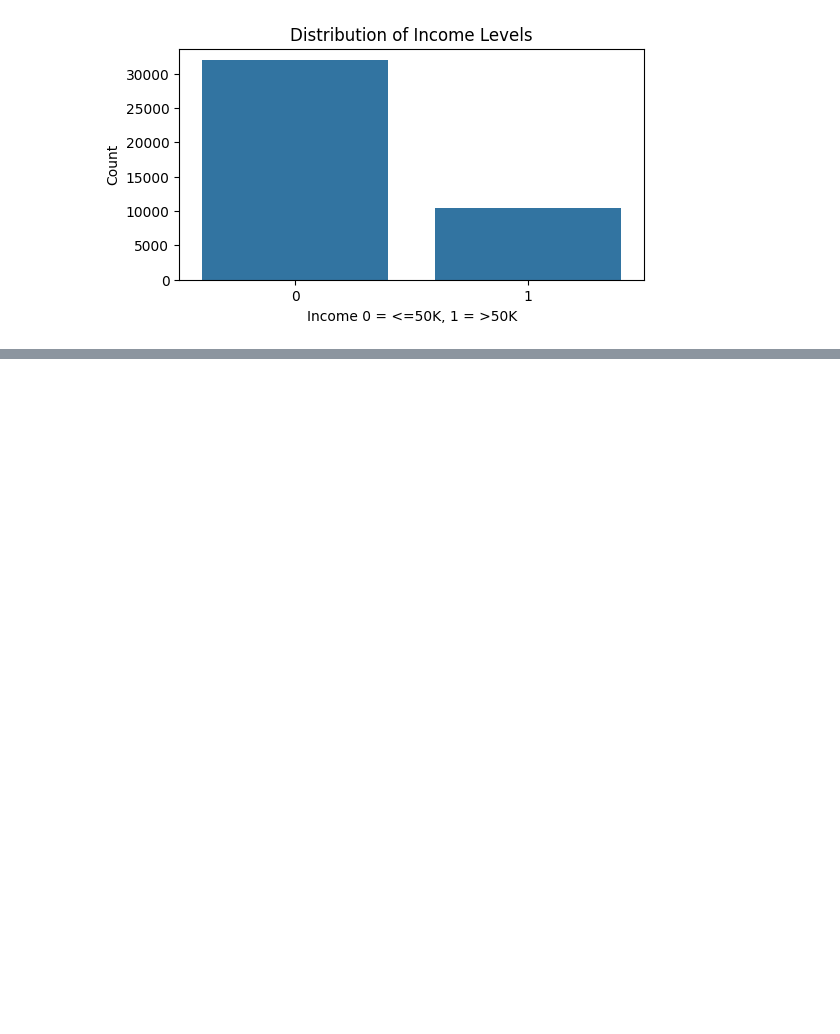
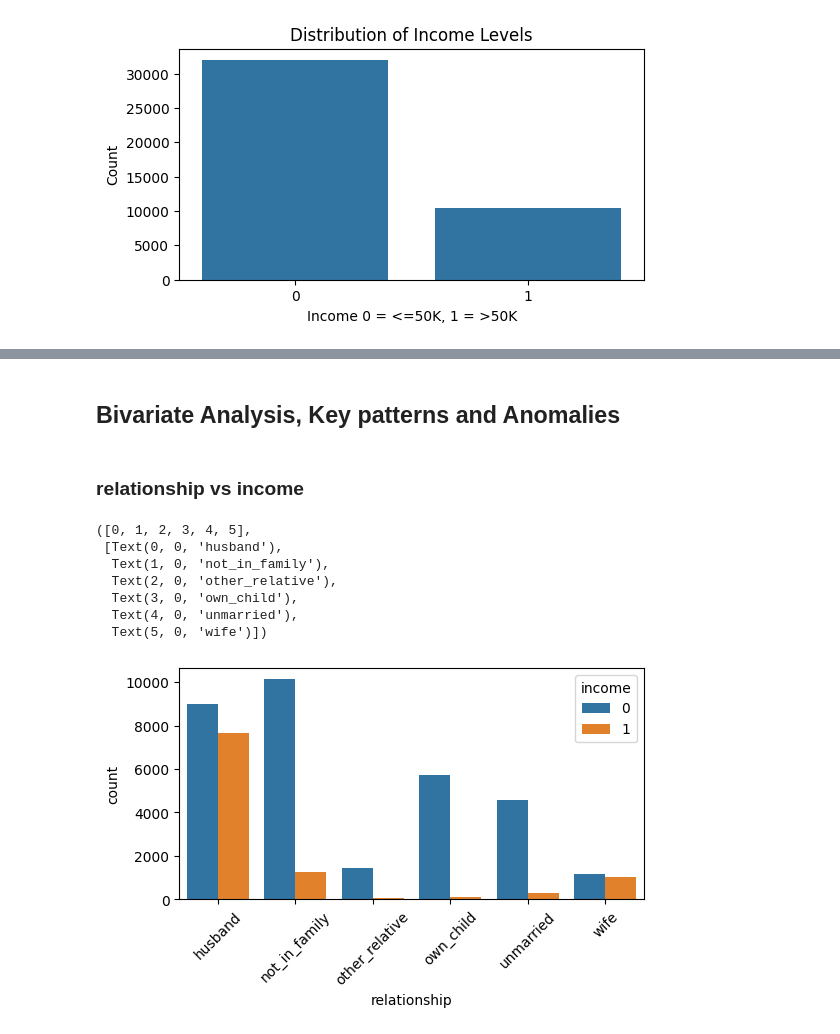
Before and after one commit to surajchauhan-spec/adult_census_income_eda, a Jupyter notebook: notebooks/adult_income_eda.ipynb, the cells around one changed output, grey strips where cells are left out. Saved outputs shown, nothing was run; the diff lists cells and outputs as text; code cells hidden in the pictures; blank space fills up the shorter version.

```diff
--- a/notebooks/adult_income_eda.ipynb
+++ b/notebooks/adult_income_eda.ipynb
@@ -152,0 +177,17 @@ Name: count, dtype: int64
+# %% [markdown]
+## Bivariate Analysis, Key patterns and Anomalies
+# %% [markdown]
+### relationship vs income
+# %%
+plt.figure(figsize=(6,3))
+sns.countplot(x="relationship", hue="income", data=df)
+plt.xticks(rotation=45)
+# %% [output]
+([0, 1, 2, 3, 4, 5],
+ [Text(0, 0, 'husband'),
+  Text(1, 0, 'not_in_family'),
+  Text(2, 0, 'other_relative'),
+  Text(3, 0, 'own_child'),
+  Text(4, 0, 'unmarried'),
+  Text(5, 0, 'wife')])
+[figure, added]
```
Also changed, not shown: parts of 45 cells of this notebook, 3 other files.
